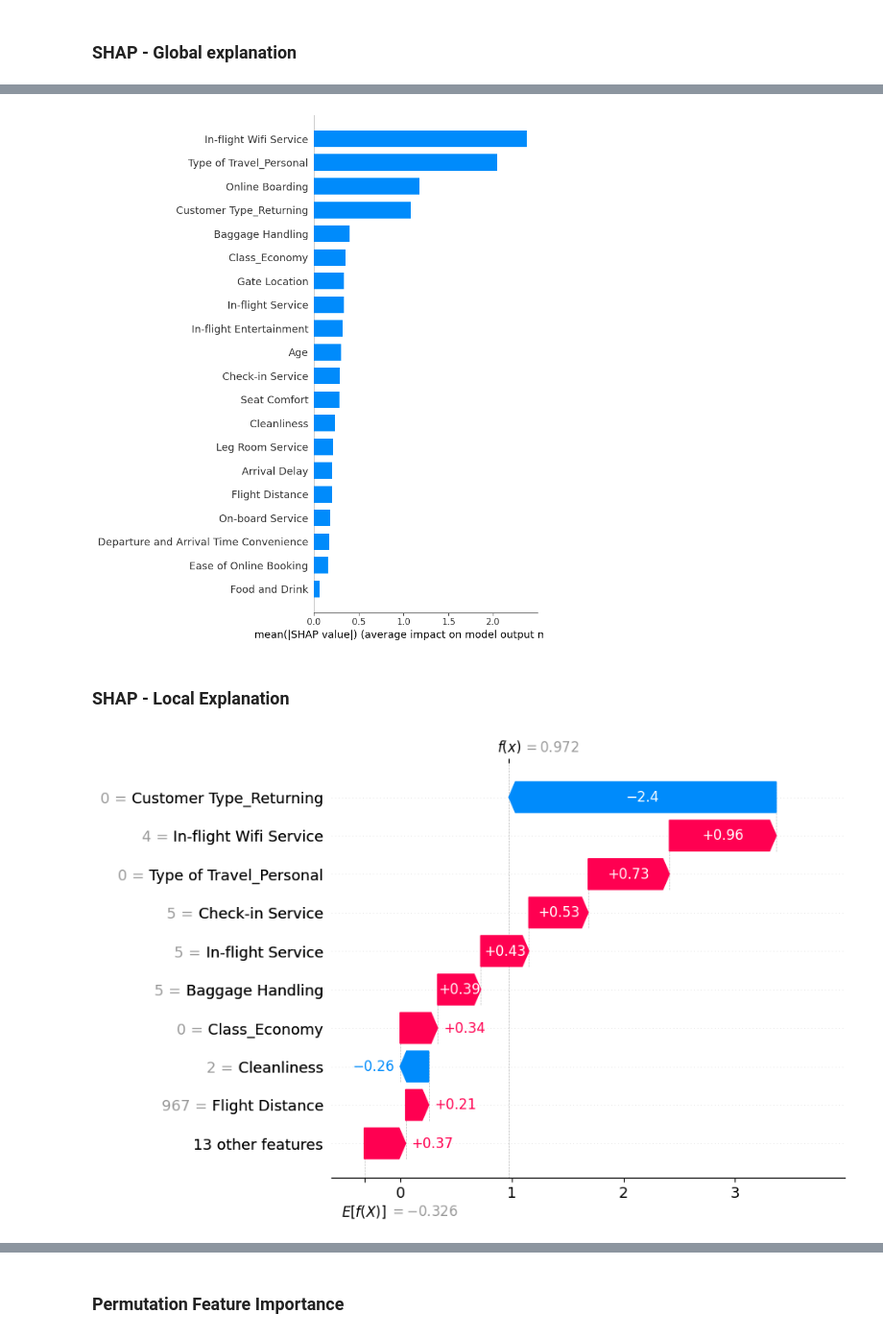
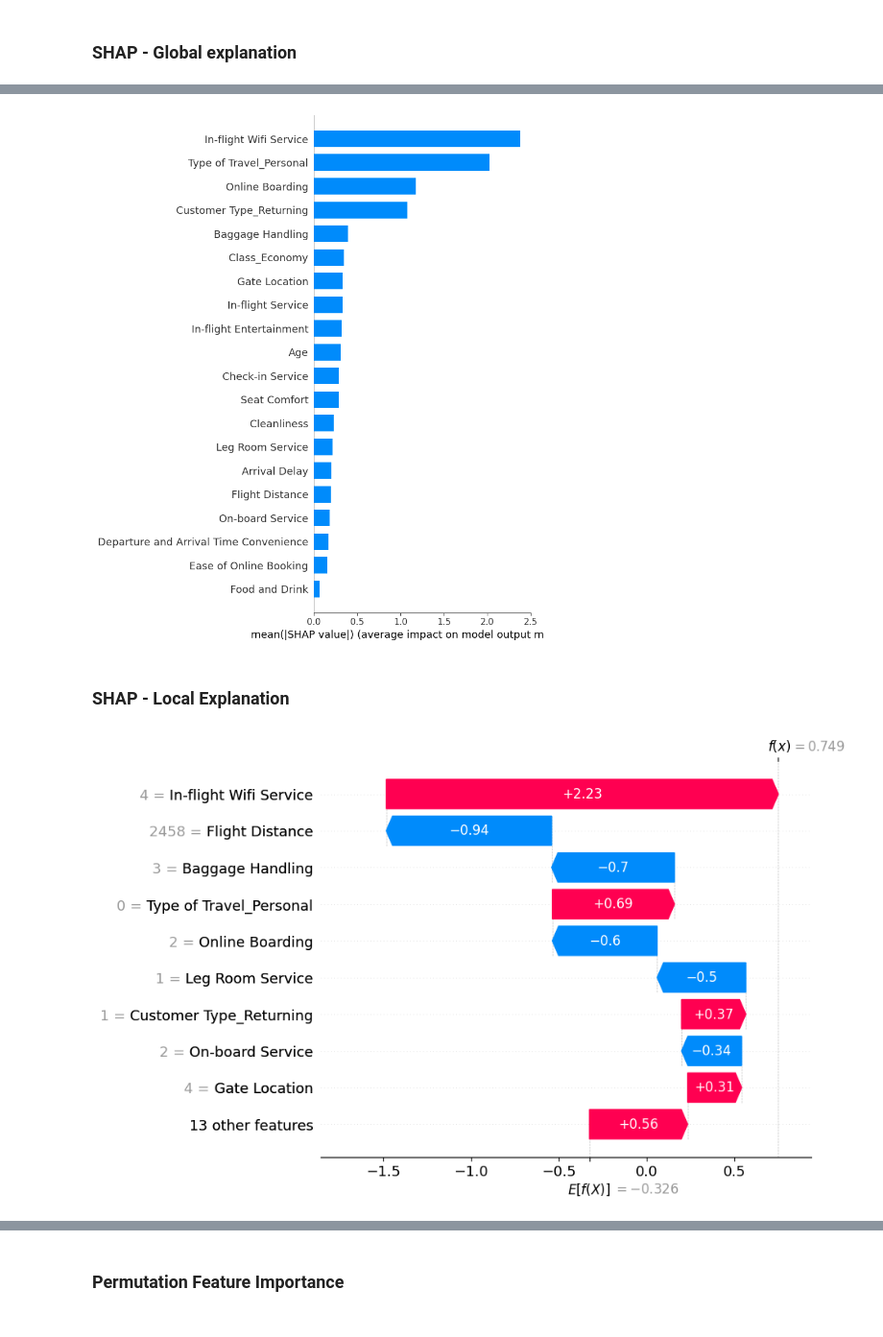
Before and after one commit to athoscf/XAI-techniques, a Jupyter notebook: Project.ipynb, the cells around one changed output, grey strips where cells are left out. Shown at 96% size. Drawn from its saved outputs; the diff is of its cells as text; code cells hidden in the pictures.

```diff
--- a/Project.ipynb
+++ b/Project.ipynb
@@ -427,0 +433,2 @@ KeyboardInterrupt:
+# %%
+grid_x_test = store_processed_df.get_processed_df(tree_preprocessor)
@@ -506,16 +567,13 @@ Surrogate Model Rules:
 ### SHAP - Global explanation
 # %%
 import shap
-
-# get tree processed X
-processed_X = store_processed_df.get_processed_df(tree_preprocessor)
 
 # Initialize SHAP explainer
 explainer = shap.TreeExplainer(xgboost_classifier)
 
 # Calculate SHAP values
-shap_values = explainer.shap_values(processed_X)
+shap_values = explainer.shap_values(grid_x_test)
 
 # Visualize
-shap.summary_plot(shap_values, processed_X, feature_names=processed_X.columns)
+shap.summary_plot(shap_values, grid_x_test, feature_names=grid_x_test.columns)
 # %% [output]
@@ -523,27 +581,27 @@ shap.summary_plot(shap_values, processed_X, feature_names=processed_X.columns)
 # %%
 plt.figure(figsize=(12, 8))  # Width = 12, Height = 8
-shap.summary_plot(shap_values, processed_X, plot_type="bar")
+shap.summary_plot(shap_values, grid_x_test, plot_type="bar")
 # %% [output]
-[figure, old version]
+[figure, new version]
 # %% [markdown]
 ### SHAP - Local Explanation
 # %%
 # Select a specific instance
-instance_idx = 20
-instance = processed_X.iloc[instance_idx]
+instance_idx = 24
+instance = grid_x_test.iloc[instance_idx]
 
 # Extract the SHAP values for the selected instance
 shap_values_instance = shap_values[instance_idx]
 
 # Extract the base value (model's expected value)
 base_value = explainer.expected_value
 
 # Create a waterfall plot
 shap.waterfall_plot(
     shap.Explanation(values=shap_values_instance,
                      base_values=base_value,
                      data=instance,
-                     feature_names=processed_X.columns)
+                     feature_names=grid_x_test.columns)
 )
 # %% [output]
-[figure, old version]
+[figure, new version]
```
Also changed, not shown: parts of 13 cells of this notebook.
